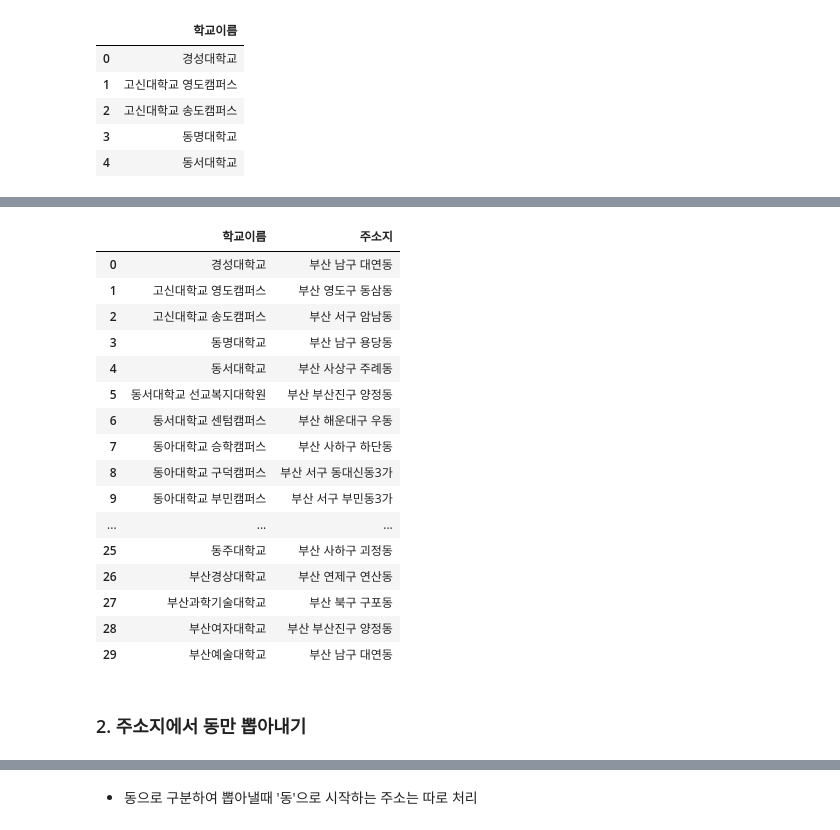
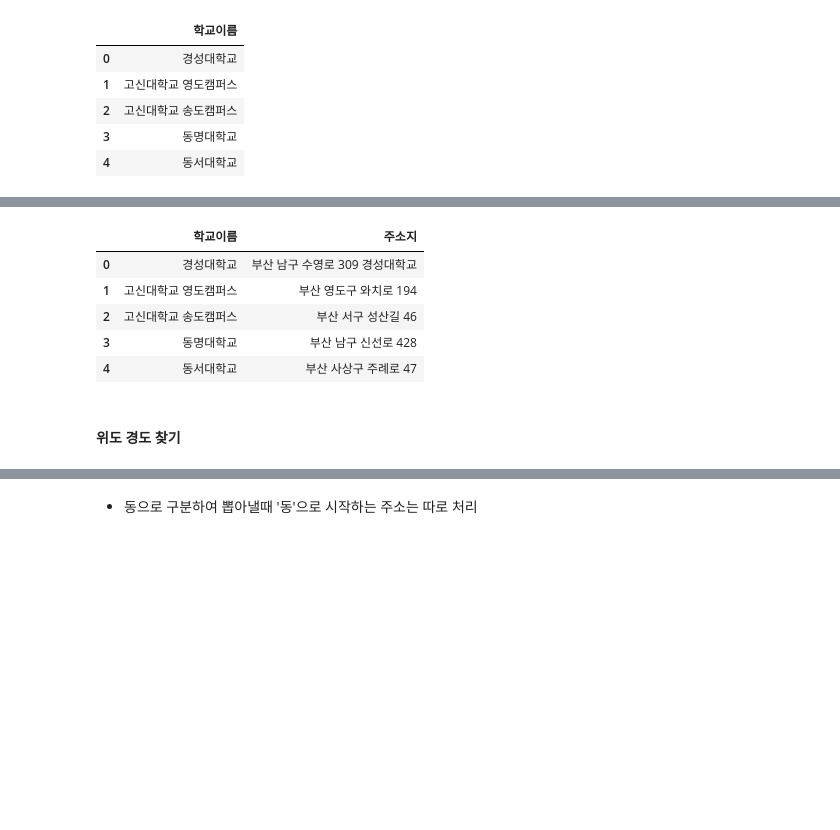
Before and after one commit to Busan-Bigdata-analysis/storage, a Jupyter notebook: getData/uni_address.ipynb, the cells around one changed output, grey strips where cells are left out. Saved outputs shown, nothing was run; the diff lists cells and outputs as text; code cells hidden in the pictures; blank space fills up the shorter version.

```diff
--- a/getData/uni_address.ipynb
+++ b/getData/uni_address.ipynb
@@ -24,0 +38,2 @@ uni.학교이름.iloc[0]
+# %%
+uni['주소지'] = None
@@ -76,2 +94,0 @@ len(map)
-# %%
-uni['주소지'] = map
@@ -77,0 +98,37 @@ uni['주소지'] = map
+# %%
+map = list()
+
+for i in range(len(uni.학교이름)):
+    # USB: usb_device_handle_win.cc:1048 Failed to read descriptor from node connection: 시스템에 부착된 장치가 작동하지 않습니다. (0x1F)
+    options = webdriver.ChromeOptions()
+    options.add_experimental_option('excludeSwitches', ['enable-logging'])
+    wd = webdriver.Chrome('chromedriver', options=options)
+
+    row = uni.학교이름.iloc[i]
+    url = (f'https://map.naver.com/v5/search/{row}?c=14368636.8623293,4195641.9152365,15,0,0,0,dh')
+    wd.get(url)
+
+    # 네이버 지도 신버전 html 불러오기 실패 -> iframe에 접근하는 코드
+    wd.switch_to.default_content()
+    wd.switch_to.frame('searchIframe')
+
+    html = wd.page_source
+    soup=BeautifulSoup(html, 'html.parser')
+    time.sleep(1)
+
+    #
+    click = wd.find_element(By.CLASS_NAME, 'FEhi4')
+    try:
+        click.click()
+    except:
+        continue
+
+    html = wd.page_source
+    soup=BeautifulSoup(html, 'html.parser')
+    time.sleep(1)
+
+    uni['주소지'].iloc[i] = soup.select('.o8CtQ')[0].text[3:-2]
+
+    print(uni['주소지'].iloc[i])
+
+wd.close()
@@ -78,26 +153,15 @@ uni['주소지'] = map
 # %%
-uni
+uni.head()
 # %% [output]
 |  | 학교이름 | 주소지 |
-| 0 | 경성대학교 | 부산 남구 대연동 |
-| 1 | 고신대학교 영도캠퍼스 | 부산 영도구 동삼동 |
-| 2 | 고신대학교 송도캠퍼스 | 부산 서구 암남동 |
-| 3 | 동명대학교 | 부산 남구 용당동 |
-| 4 | 동서대학교 | 부산 사상구 주례동 |
-| 5 | 동서대학교 선교복지대학원 | 부산 부산진구 양정동 |
-| 6 | 동서대학교 센텀캠퍼스 | 부산 해운대구 우동 |
-| 7 | 동아대학교 승학캠퍼스 | 부산 사하구 하단동 |
-| 8 | 동아대학교 구덕캠퍼스 | 부산 서구 동대신동3가 |
-| 9 | 동아대학교 부민캠퍼스 | 부산 서구 부민동3가 |
-| ... | ... | ... |
-| 25 | 동주대학교 | 부산 사하구 괴정동 |
-| 26 | 부산경상대학교 | 부산 연제구 연산동 |
-| 27 | 부산과학기술대학교 | 부산 북구 구포동 |
-| 28 | 부산여자대학교 | 부산 부산진구 양정동 |
-| 29 | 부산예술대학교 | 부산 남구 대연동 |
+| 0 | 경성대학교 | 부산 남구 수영로 309 경성대학교 |
+| 1 | 고신대학교 영도캠퍼스 | 부산 영도구 와치로 194 |
+| 2 | 고신대학교 송도캠퍼스 | 부산 서구 성산길 46 |
+| 3 | 동명대학교 | 부산 남구 신선로 428 |
+| 4 | 동서대학교 | 부산 사상구 주례로 47 |
+# %% [markdown]
+#### 위도 경도 찾기
 # %%
 uni.to_csv('./대학주소지.csv', encoding='cp949')
-# %% [markdown]
-### 2. 주소지에서 동만 뽑아내기
 # %%
 uni_add = pd.read_csv('./대학주소지.csv', encoding='cp949', index_col=0)
```
Also changed, not shown: parts of 33 cells of this notebook.
